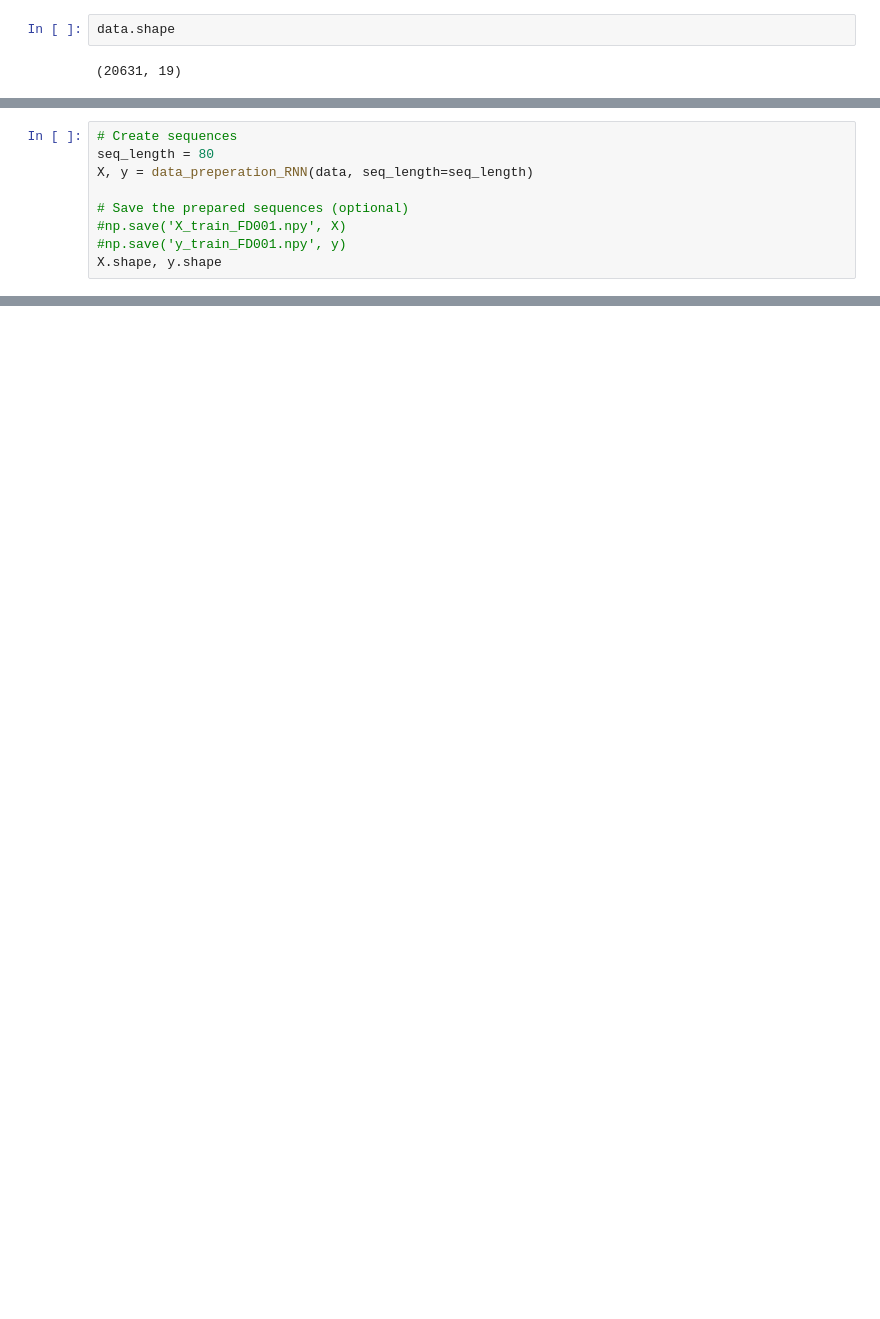
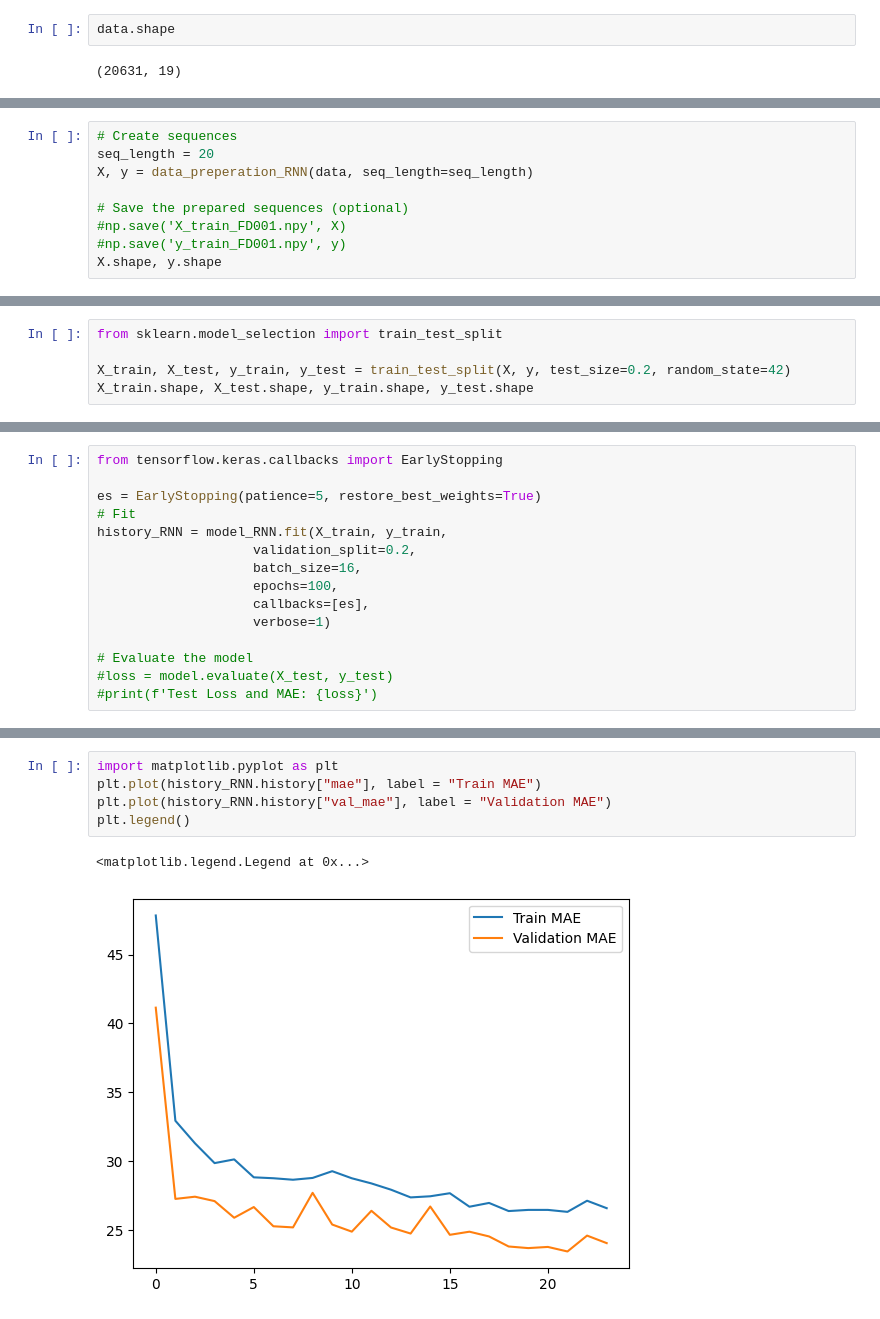
Before and after one commit to meghagkrishnan/jet_engine, a Jupyter notebook: notebooks/megha_jet_engine_LSTM.ipynb, the cells around one changed output, grey strips where cells are left out. Saved outputs shown, nothing was run; the diff lists cells and outputs as text; blank space fills up the shorter version.

```diff
--- a/notebooks/megha_jet_engine_LSTM.ipynb
+++ b/notebooks/megha_jet_engine_LSTM.ipynb
@@ -103,7 +130,7 @@ def data_preperation_RNN(data, seq_length=50):
     return np.array(sequences), np.array(labels)
 # %%
 # Create sequences
-seq_length = 80
+seq_length = 20
 X, y = data_preperation_RNN(data, seq_length=seq_length)
 
 # Save the prepared sequences (optional)
@@ -119,0 +168,5 @@ y.shape
+# %%
+from sklearn.model_selection import train_test_split
+
+X_train, X_test, y_train, y_test = train_test_split(X, y, test_size=0.2, random_state=42)
+X_train.shape, X_test.shape, y_train.shape, y_test.shape
@@ -119,0 +232,15 @@ y.shape
+# %%
+from tensorflow.keras.callbacks import EarlyStopping
+
+es = EarlyStopping(patience=5, restore_best_weights=True)
+# Fit
+history_RNN = model_RNN.fit(X_train, y_train,
+                    validation_split=0.2,
+                    batch_size=16,
+                    epochs=100,
+                    callbacks=[es],
+                    verbose=1)
+
+# Evaluate the model
+#loss = model.evaluate(X_test, y_test)
+#print(f'Test Loss and MAE: {loss}')
@@ -119,0 +266,8 @@ y.shape
+# %%
+import matplotlib.pyplot as plt
+plt.plot(history_RNN.history["mae"], label = "Train MAE")
+plt.plot(history_RNN.history["val_mae"], label = "Validation MAE")
+plt.legend()
+# %% [output]
+<matplotlib.legend.Legend at 0x...>
+[figure, added]
```
Also changed, not shown: parts of 22 cells of this notebook, 15 other files.
